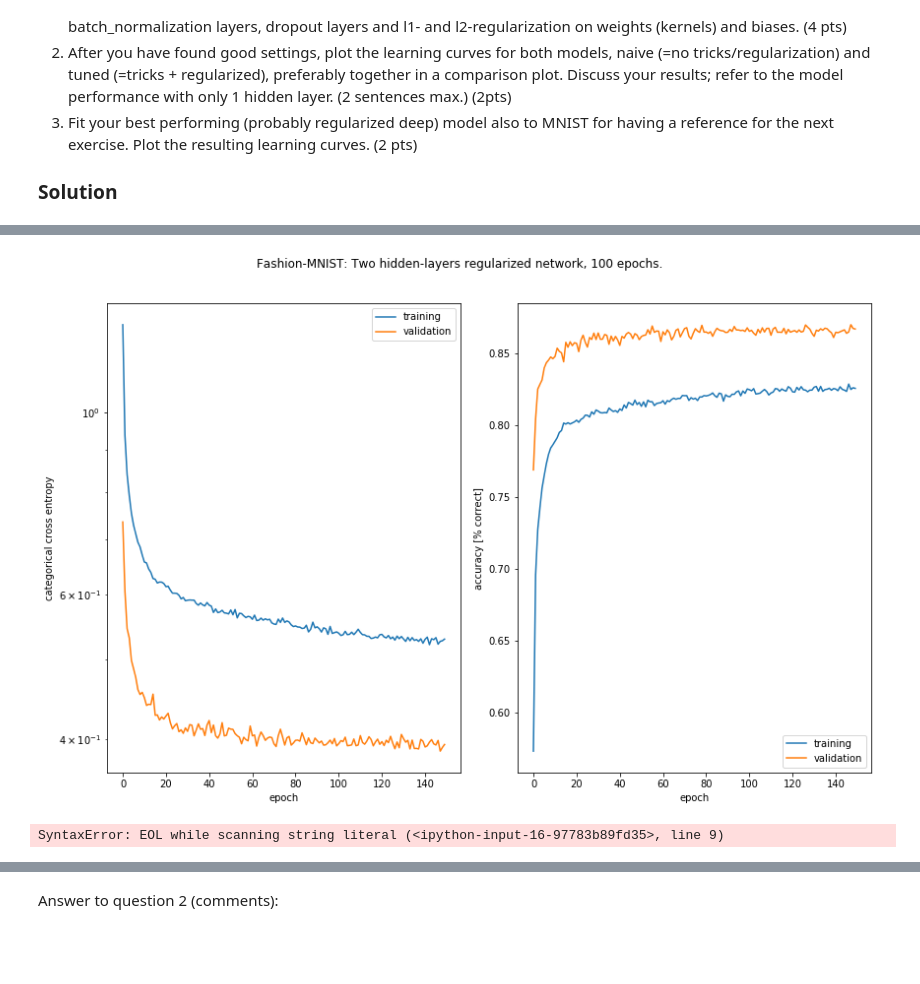
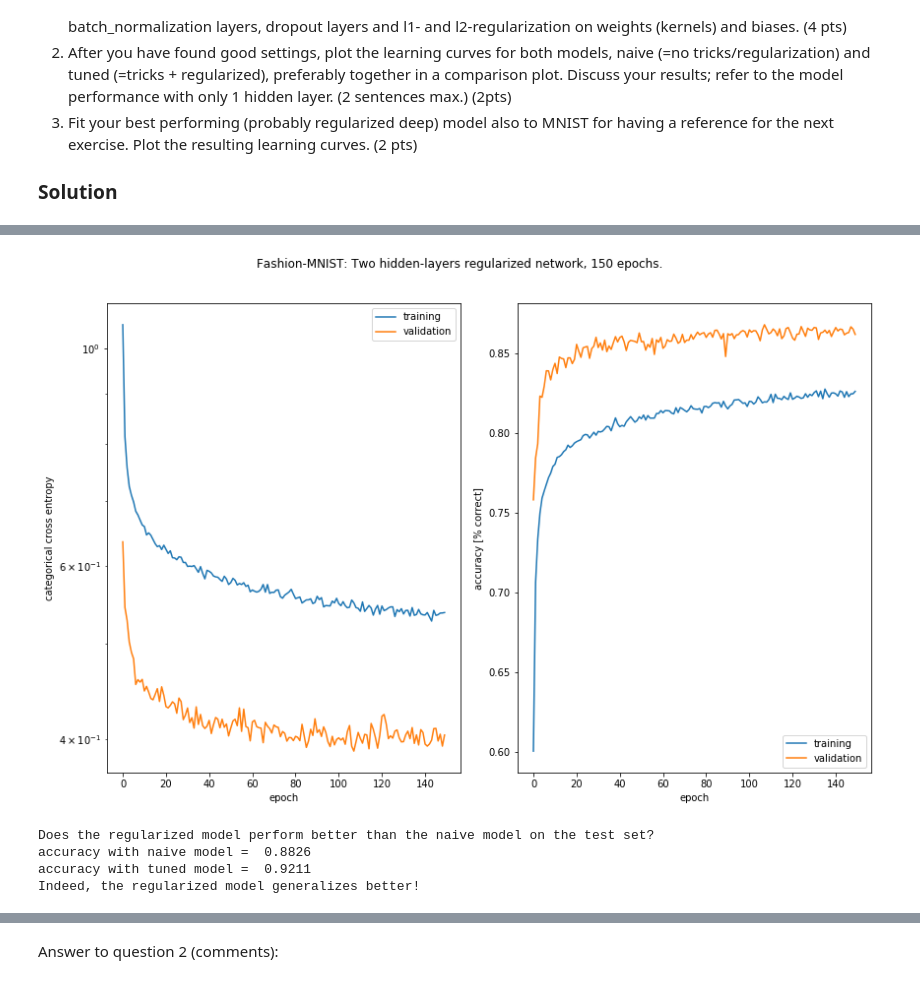
Before and after one commit to MartinStrambach/ANN_projects, a Jupyter notebook: project1.ipynb, the cells around one changed output, grey strips where cells are left out. Saved outputs shown, nothing was run; the diff lists cells and outputs as text; code cells hidden in the pictures; blank space fills up the shorter version.

```diff
--- a/project1.ipynb
+++ b/project1.ipynb
@@ -383,6 +383,7 @@ def getModel():
 
 # Run the network (using the Adam optimizer) on the Fashion-MNIST dataset and plot the learning curves
 lr = 0.01
+nb_epochs = 50
 model = getModel()
 adam = Adam(lr=lr, beta_1=0.9, beta_2=0.999, epsilon=None, decay=0.0, amsgrad=False)
 model.compile(optimizer=adam,
@@ -504,12 +505,13 @@ model_naive.add(Dense(nb_hidden, activation='relu'))
 model_naive.add(Dense(num_classes, activation='softmax'))
 
 nb_epochs = 150
-lr = 0.001
+lr = 0.01
 adam = Adam(lr=lr, beta_1=0.9, beta_2=0.999, epsilon=None, decay=0.0, amsgrad=False)
 model_naive.compile(optimizer=adam,
               loss='categorical_crossentropy',
               metrics=['accuracy'])
 history_naive = model_naive.fit(x_fashion_train, y_fashion_train, epochs=nb_epochs, batch_size=128, validation_split=0.2, verbose=0)
 
-plot = plot_history_custom(history_naive, "Fashion-MNIST: Two hidden-layers naive network, 100 epochs.")
+plot = plot_history_custom(history_naive, "Fashion-MNIST: Two hidden-layers naive network, {} epochs."
+                          .format(nb_epochs))
 # %% [output]
@@ -517,49 +519,54 @@ plot = plot_history_custom(history_naive, "Fashion-MNIST: Two hidden-layers naiv
 # %%
 # There is a debate about whether BatchNorm should be applied before or after the activation function
 # interesting discussion here:
 # https://stackoverflow.com/questions/34716454/where-do-i-call-the-batchnormalization-function-in-keras
 from keras.layers import BatchNormalization
 from keras import regularizers
 
 # We train different networks, experimenting with different regularization mechanisms to avoid overfitting
 model_regularized = Sequential()
 model_regularized.add(Dense(nb_hidden, input_shape=(784,)))
 model_regularized.add(BatchNormalization())
 model_regularized.add(Activation('relu'))
 model_regularized.add(Dropout(0.5))
 model_regularized.add(Dense(nb_hidden)) # first hidden layer
 model_regularized.add(BatchNormalization())
 model_regularized.add(Activation('relu'))
 model_regularized.add(Dropout(0.5))
 model_regularized.add(Dense(nb_hidden)) # second hidden layer
 model_regularized.add(BatchNormalization())
 model_regularized.add(Activation('relu'))
 model_regularized.add(Dropout(0.5))
 model_regularized.add(Dense(num_classes)) # output layer
 model_regularized.add(BatchNormalization())
 model_regularized.add(Activation('softmax'))
 
 model_regularized.compile(optimizer=adam,
               loss='categorical_crossentropy',
               metrics=['accuracy'])
 history_regularized = model_regularized.fit(x_fashion_train, y_fashion_train, epochs=nb_epochs, batch_size=128, validation_split=0.2, verbose=0)
-plot = plot_history_custom(history_regularized, "Fashion-MNIST: Two hidden-layers regularized network, 100 epochs.")
+plot = plot_history_custom(history_regularized, "Fashion-MNIST: Two hidden-layers regularized network, {} epochs."
+                          .format(nb_epochs))
 # %% [output]
-[figure, old version]
+[figure, new version]
 # %%
 # Since we didn't find just the right amount of regularization such that the validation accuracy on the
-# tuned network becomes bigger than the naive one (altough it might become better if we train for a much larger
+# tuned network becomes bigger than the naive one (although it might become better if we train for a much larger
 # number of epochs), we also compare the performance on the test data, to make sure that the tuned
 # network indeed generalizes better if we consider more samples (than those of the validation set).
 yhat_test_naive = model_naive.predict(x_test, batch_size=128)
-accuracy_test_naive = np.where(yhat_test_naive.argmax(1) != y_test.argmax(1))[0].sum()/len(y_test)
+accuracy_test_naive = len(np.where(yhat_test_naive.argmax(1) != y_test.argmax(1))[0])/len(y_test)
 yhat_test_tuned = model_regularized.predict(x_test, batch_size=128)
-accuracy_test_tuned = model_regularized.predict(yhat_test_tuned.argmax(1) != y_test.argmax(1))[0].sum()/len(y_test)
-print("Does the regularized model perform better on the test set? \n
-       accuracy with naive model = {}, \n
-       accuracy with tuned model = {}".format(accuracy_test_naive, accuracy_test_tuned))
+accuracy_test_tuned = len(np.where(yhat_test_tuned.argmax(1) != y_test.argmax(1))[0])/len(y_test)
+print("Does the regularized model perform better than the naive model on the test set?")
+print("accuracy with naive model = ", accuracy_test_naive)
+print("accuracy with tuned model = ", accuracy_test_tuned)
+print("Indeed, the regularized model generalizes better!")
 # %% [output]
-SyntaxError: EOL while scanning string literal (<ipython-input-16-97783b89fd35>, line 9)
+Does the regularized model perform better than the naive model on the test set?
+accuracy with naive model =  0.8826
+accuracy with tuned model =  0.9211
+Indeed, the regularized model generalizes better!
 # %%
 # Plot the results for both models in a comparison plot
 fig = comparison_plot(history_naive, history_regularized, "Naive", "Tuned", "Fashion-MNIST: Two hidden-layers naive/tuned networks, 100 epochs.")
```
Also changed, not shown: parts of 5 cells of this notebook.
